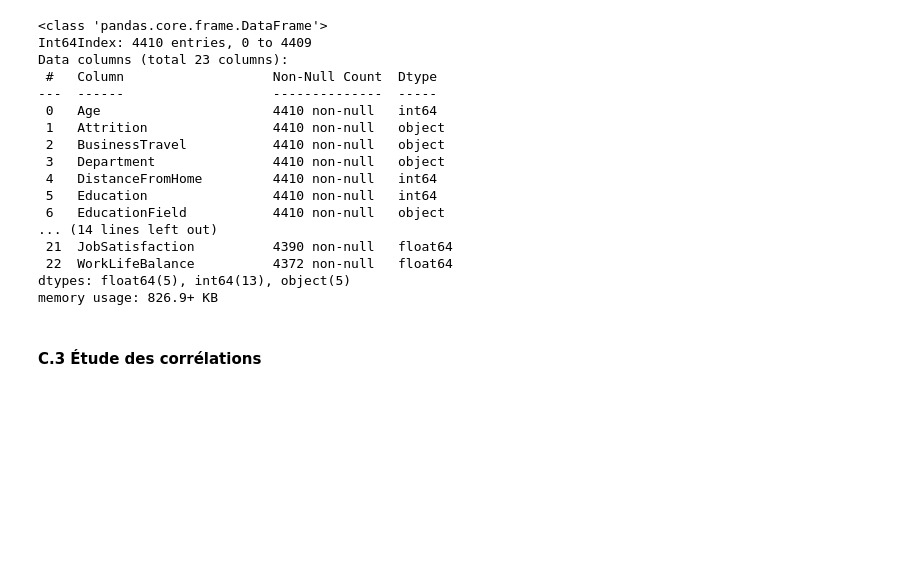
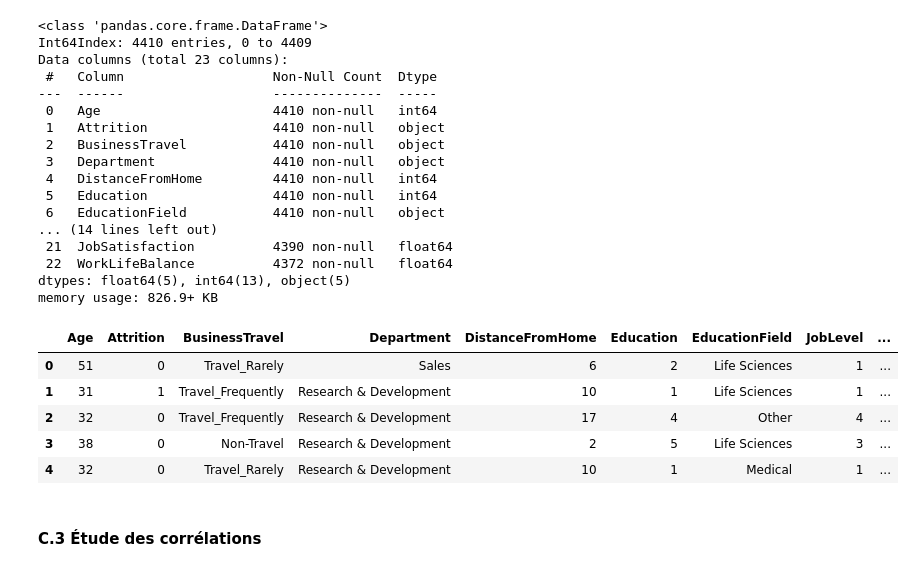
Before and after one commit to Ugo-Girard-Tissier/Projet-IA, a Jupyter notebook: Projet IA.ipynb, the cells around one changed output. Drawn from its saved outputs; the diff is of its cells as text; code cells hidden in the pictures; blank space fills up the shorter version.

```diff
--- a/Projet IA.ipynb
+++ b/Projet IA.ipynb
@@ -274,5 +274,15 @@ Data columns (total 23 columns):
  22  WorkLifeBalance          4372 non-null   float64
 dtypes: float64(5), int64(13), object(5)
 memory usage: 826.9+ KB
+# %%
+dataset_without_in_out['Attrition'] = dataset_without_in_out['Attrition'].replace(['Yes','No'],[1,0])
+dataset_without_in_out.head().style
+# %% [output]
+|  | Age | Attrition | BusinessTravel | Department | DistanceFromHome | Education | EducationField | JobLevel | ... |
+| 0 | 51 | 0 | Travel_Rarely | Sales | 6 | 2 | Life Sciences | 1 | ... |
+| 1 | 31 | 1 | Travel_Frequently | Research & Development | 10 | 1 | Life Sciences | 1 | ... |
+| 2 | 32 | 0 | Travel_Frequently | Research & Development | 17 | 4 | Other | 4 | ... |
+| 3 | 38 | 0 | Non-Travel | Research & Development | 2 | 5 | Life Sciences | 3 | ... |
+| 4 | 32 | 0 | Travel_Rarely | Research & Development | 10 | 1 | Medical | 1 | ... |
 # %% [markdown]
 #### C.3 Étude des corrélations
```
Also changed, not shown: parts of 11 cells of this notebook.
